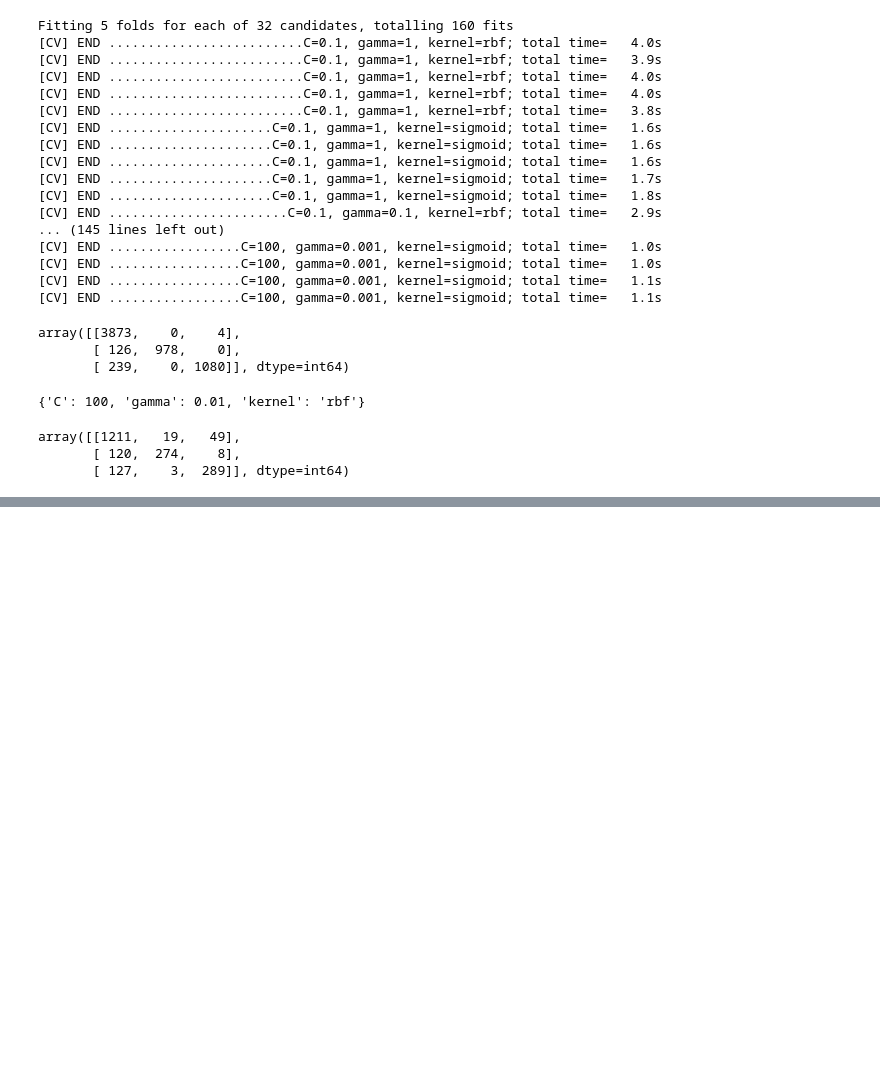
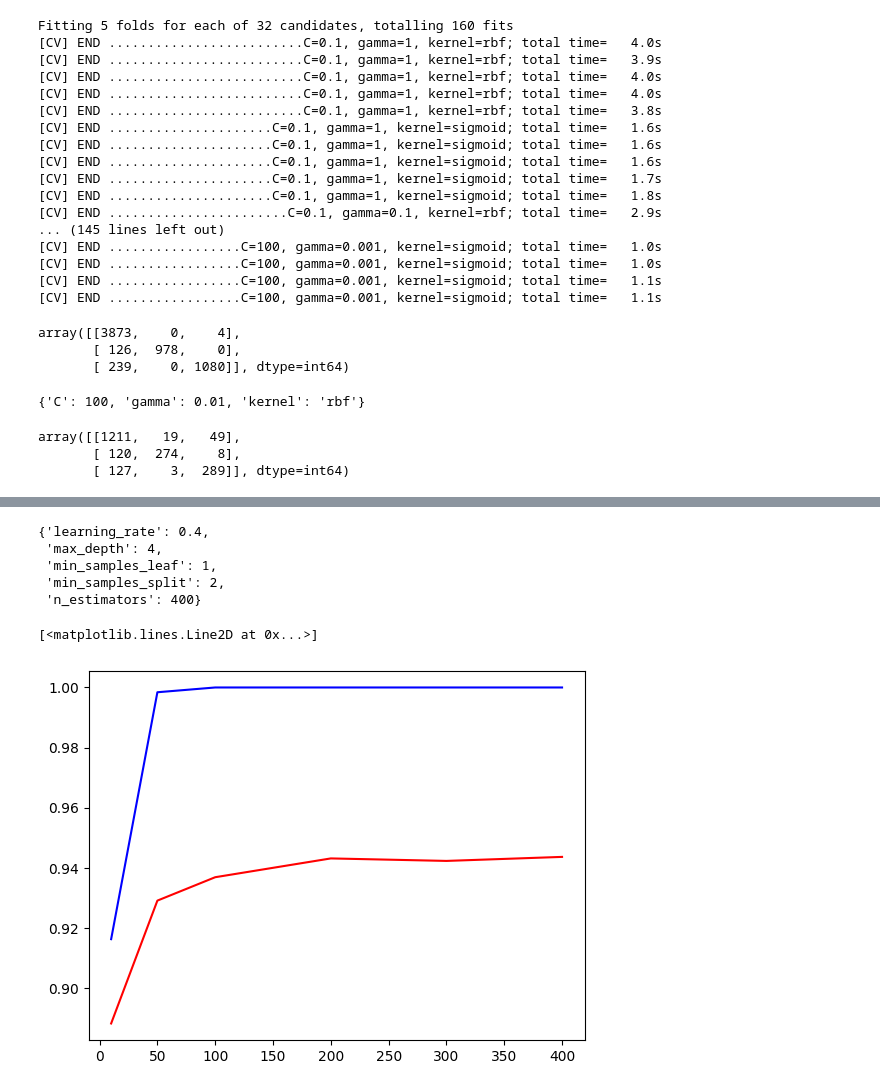
Before and after one commit to AlexeyMarg/Nomoto_INS_fault_detection, a Jupyter notebook: fault_detection.ipynb, the cells around one changed output, grey strips where cells are left out. Saved outputs shown, nothing was run; the diff lists cells and outputs as text; code cells hidden in the pictures; blank space fills up the shorter version.

Commit message:
gradient boosting

```diff
--- a/fault_detection.ipynb
+++ b/fault_detection.ipynb
@@ -469,0 +498,5 @@ array([[1211,   19,   49],
+# %%
+param_grid = {'learning_rate': (0.3, 0.4, 0.5, 0.6, 0.7),}
+gbm_clf = GridSearchCV(GradientBoostingClassifier(), param_grid, refit=True, verbose=2)
+gbm_clf.fit(X_train2d, y_train1d)
+gbm_clf.best_params_
@@ -469,0 +522,5 @@ array([[1211,   19,   49],
+# %%
+param_grid = {'learning_rate': (0.4,), 'min_samples_split': (2, 4)}
+gbm_clf = GridSearchCV(GradientBoostingClassifier(), param_grid, verbose=2)
+gbm_clf.fit(X_train2d, y_train1d)
+gbm_clf.best_params_
@@ -469,0 +540,5 @@ array([[1211,   19,   49],
+# %%
+param_grid = {'learning_rate': (0.4,), 'min_samples_split': (2,), 'min_samples_leaf':(1, 2, 4)}
+gbm_clf = GridSearchCV(GradientBoostingClassifier(), param_grid, verbose=2)
+gbm_clf.fit(X_train2d, y_train1d)
+gbm_clf.best_params_
@@ -469,0 +563,9 @@ array([[1211,   19,   49],
+# %%
+param_grid = {'learning_rate': (0.4,), 'n_estimators':(10, 50, 100, 200, 300, 400),
+              'min_samples_split': (2,), 'min_samples_leaf':(1,),
+              'max_depth':(2, 4)}
+
+gbm_clf = GridSearchCV(GradientBoostingClassifier(), param_grid, refit=True, cv=5, verbose=2)
+gbm_clf.fit(X_train2d, y_train1d)
+predictions = gbm_clf.predict(X_train2d)
+confusion_matrix(y_train1d, predictions)
@@ -469,0 +593,28 @@ array([[1211,   19,   49],
+# %%
+gbm_clf.best_params_
+# %% [output]
+{'learning_rate': 0.4,
+ 'max_depth': 4,
+ 'min_samples_leaf': 1,
+ 'min_samples_split': 2,
+ 'n_estimators': 400}
+# %%
+from sklearn.metrics import f1_score
+
+n_estimators_values = (10, 50, 100, 200, 300, 400)
+
+train_score, test_score = [], []
+for n_estimators in n_estimators_values:
+    gbm_clf = GradientBoostingClassifier(learning_rate=0.4, max_depth=4, min_samples_leaf=1, min_samples_split=2, n_estimators=n_estimators)
+    gbm_clf.fit(X_train2d, y_train1d)
+    predictions = gbm_clf.predict(X_train2d)
+    train_f1 = f1_score(y_train1d, predictions, average='weighted')
+    train_score.append(train_f1)
+    predictions = gbm_clf.predict(X_test2d)
+    test_f1 = f1_score(y_test_1d, predictions, average='weighted')
+    test_score.append(test_f1)
+plt.plot(n_estimators_values, train_score, c='b')
+plt.plot(n_estimators_values, test_score, c='r')
+# %% [output]
+[<matplotlib.lines.Line2D at 0x...>]
+[figure, added]
```
Also changed, not shown: parts of 9 cells of this notebook.
